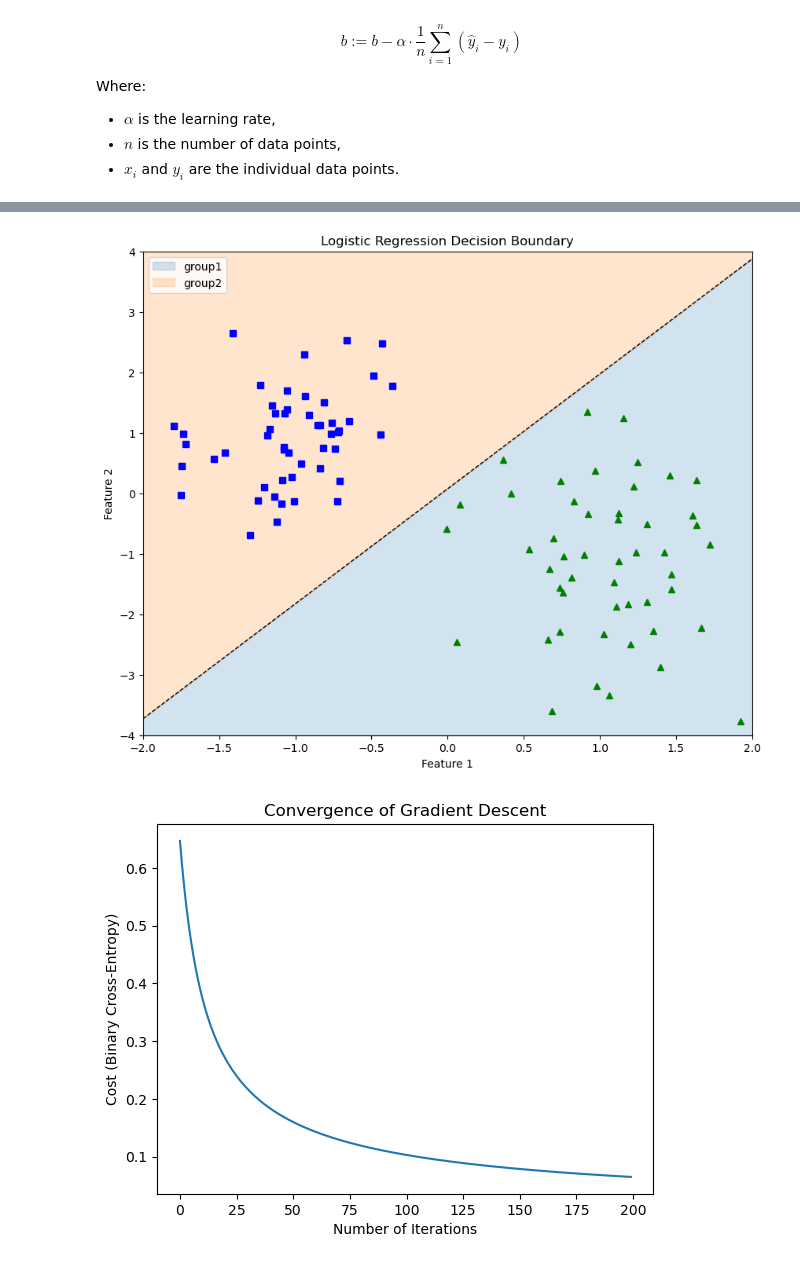
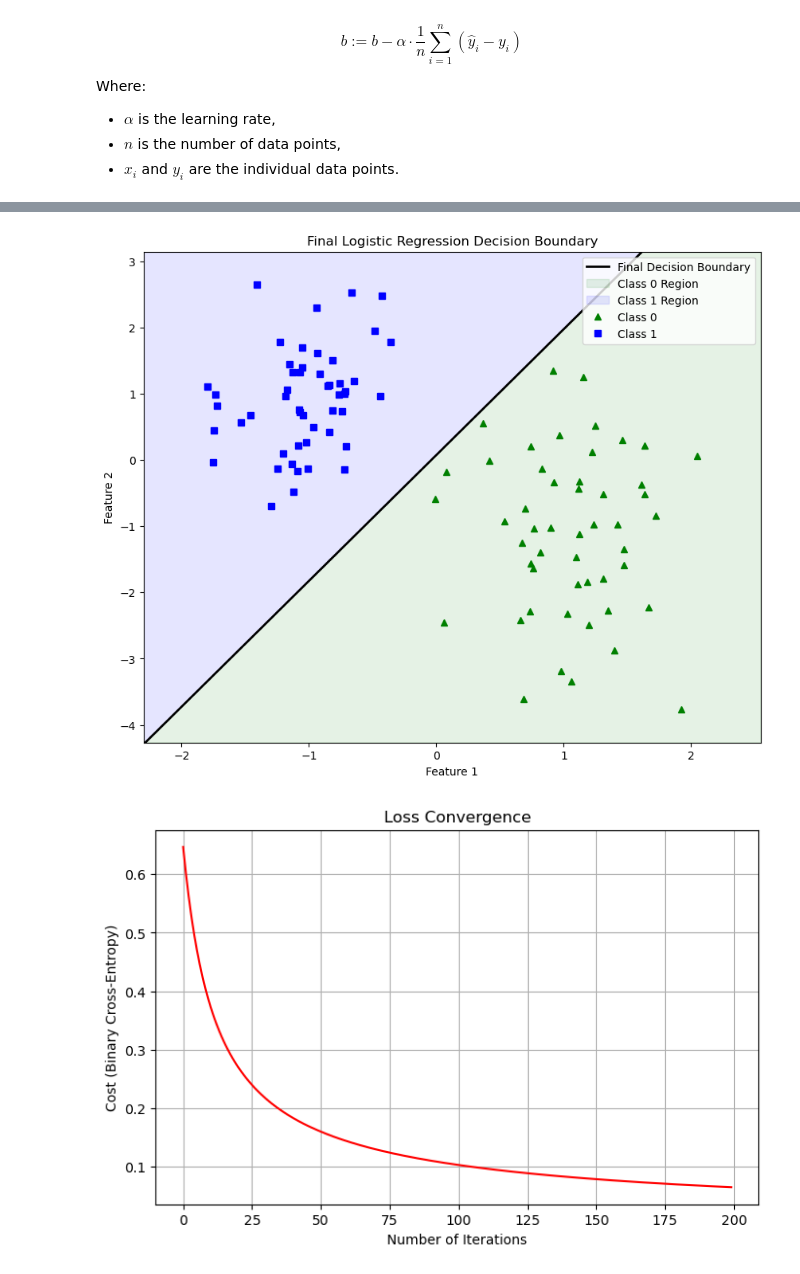
Before and after one commit to cyneuro/Neural-Networks-Machine-Learning, a Jupyter notebook: Logistic-Regression/LogisticRegressionGradDescent.ipynb, the cells around one changed output, grey strips where cells are left out. Saved outputs shown, nothing was run; the diff lists cells and outputs as text; code cells hidden in the pictures.

```diff
--- a/Logistic-Regression/LogisticRegressionGradDescent.ipynb
+++ b/Logistic-Regression/LogisticRegressionGradDescent.ipynb
@@ -69,14 +135,12 @@ def compute_cost(X, y, w, b):
 # %%
-def find_boundary(w,b):
+def find_boundary(w, b, x_min, x_max):
+    # The decision boundary is where w0*x + w1*y + b = 0
+    # So y = (-w0*x - b) / w1
     m = -w[0]/w[1]
-    b = -b/w[1]
-    xmin, xmax = -2, 2.2 #picked to make plot look nice
-    ymin, ymax = -4, 4 # same here
-    xd = np.array([xmin, xmax])
-    # y=mx+b
-    yd = m * xd + b
-
-    return xd,yd
+    c = -b/w[1]
+    xd = np.array([x_min, x_max])
+    yd = m * xd + c
+    return xd, yd
 # %% [markdown]
 ### Gradient Descent
 
@@ -165,31 +229,36 @@ Iteration 125: Cost = 0.08883013053166693
 # %%
-xd,yd = find_boundary(w=optimal_w,b=optimal_b)
+# Plotting the final decision boundary
+x_min, x_max = X[:, 0].min() - 0.5, X[:, 0].max() + 0.5
+y_min, y_max = X[:, 1].min() - 0.5, X[:, 1].max() + 0.5
+xd, yd = find_boundary(optimal_w, optimal_b, x_min, x_max)
 
 plt.figure(figsize=(10, 8))
-plt.plot(xd, yd, 'k', lw=1, ls='--')
-plt.fill_between(xd, yd, ymin, color='tab:blue', alpha=0.2,label='group1')
-plt.fill_between(xd, yd, ymax, color='tab:orange', alpha=0.2,label='group2')
-plt.plot(X[:, 0][y==0], X[:, 1][y==0], "g^")
-plt.plot(X[:, 0][y==1], X[:, 1][y==1], "bs")
+plt.plot(xd, yd, 'k', lw=2, label='Final Decision Boundary')
+plt.fill_between(xd, yd, y_min, color='green', alpha=0.1, label='Class 0 Region')
+plt.fill_between(xd, yd, y_max, color='blue', alpha=0.1, label='Class 1 Region')
+plt.plot(X[:, 0][y==0], X[:, 1][y==0], "g^", label='Class 0')
+plt.plot(X[:, 0][y==1], X[:, 1][y==1], "bs", label='Class 1')
 plt.xlabel("Feature 1")
 plt.ylabel("Feature 2")
-plt.title("Logistic Regression Decision Boundary")
-plt.xlim((-2,2))
-plt.ylim((-4,4))
+plt.title("Final Logistic Regression Decision Boundary")
+plt.xlim(x_min, x_max)
+plt.ylim(y_min, y_max)
 plt.legend()
 plt.show()
 
-# Plot the cost function's history
-plt.plot(range(len(cost_history)), cost_history)
+# Plot the cost history
+plt.figure(figsize=(8, 5))
+plt.plot(range(len(cost_history)), cost_history, 'r-')
 plt.xlabel('Number of Iterations')
 plt.ylabel('Cost (Binary Cross-Entropy)')
-plt.title('Convergence of Gradient Descent')
+plt.title('Loss Convergence')
+plt.grid(True)
 plt.show()
 
 # Output final weights and bias
 print(f"Final weights: {optimal_w}")
 print(f"Final bias: {optimal_b}")
 # %% [output]
-[figure, old version]
+[figure, new version]
-[figure, old version]
+[figure, new version]
 Final weights: [-2.27121    1.1951296]
```
Also changed, not shown: parts of 10 cells of this notebook, 16 other files.
